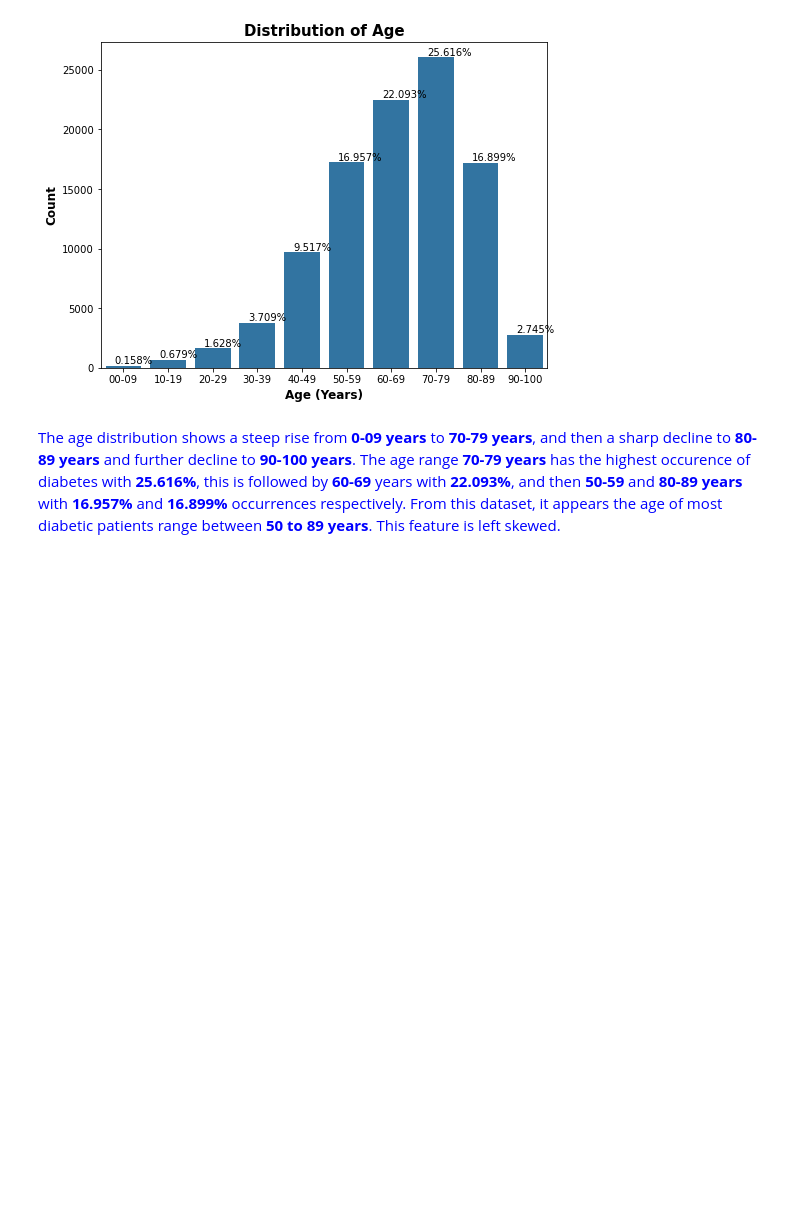
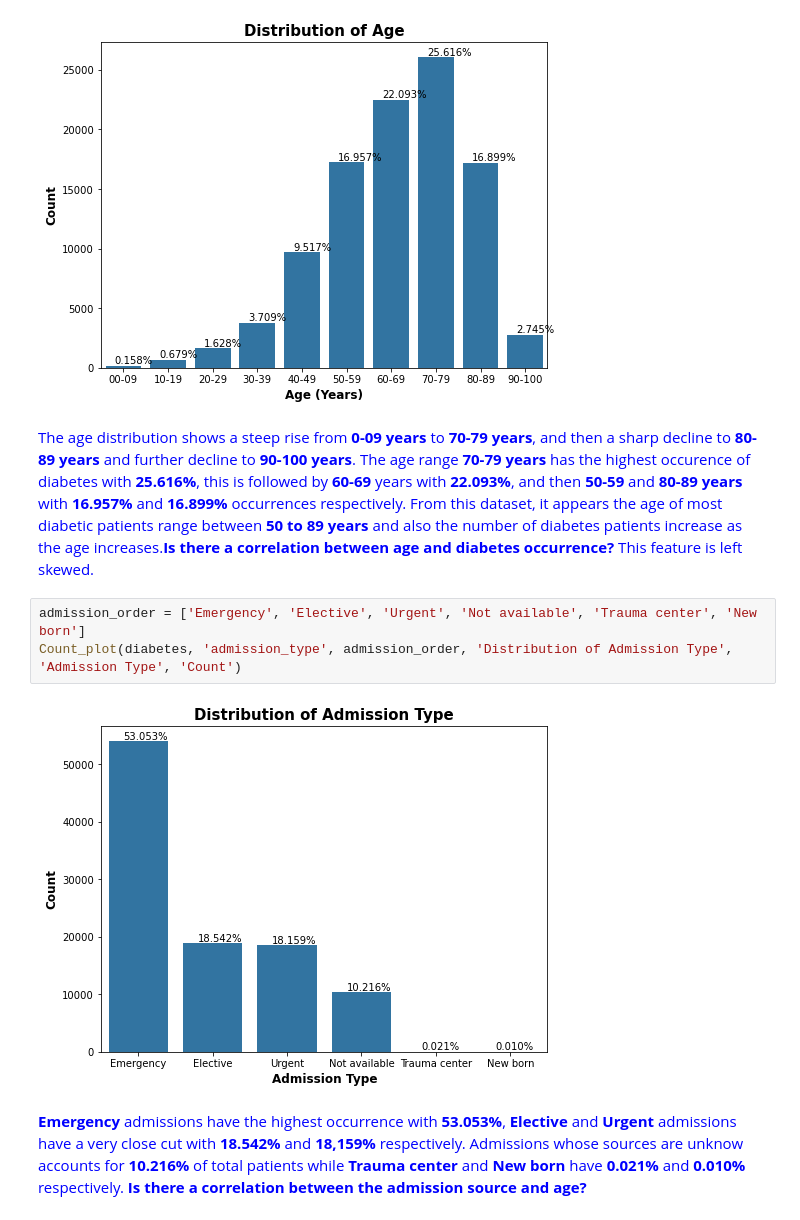
Before and after one commit to Merci93/Diabetes_in_the_US, a Jupyter notebook: US_diabetes_Analysis.ipynb, the cells around one changed output. Cells and saved outputs as stored; diff of their text form; blank space fills up the shorter version.

Commit message:
Admission type

```diff
--- a/US_diabetes_Analysis.ipynb
+++ b/US_diabetes_Analysis.ipynb
@@ -855,4 +855,11 @@ Count_plot(diabetes, 'age', None, 'Distribution of Age', 'Age (Years)', 'Count')
 # %% [output]
 [figure]
 # %% [markdown]
-<span style = 'color:blue'>The age distribution shows a steep rise from **0-09 years** to **70-79 years**, and then a sharp decline to **80-89 years** and further decline to **90-100 years**. The age range **70-79 years** has the highest occurence of diabetes with **25.616%**, this is followed by **60-69** years with **22.093%**, and then **50-59** and **80-89 years** with **16.957%** and **16.899%** occurrences respectively. From this dataset, it appears the age of most diabetic patients range between **50 to 89 years**. This feature is left skewed.</span>
+<span style = 'color:blue'>The age distribution shows a steep rise from **0-09 years** to **70-79 years**, and then a sharp decline to **80-89 years** and further decline to **90-100 years**. The age range **70-79 years** has the highest occurence of diabetes with **25.616%**, this is followed by **60-69** years with **22.093%**, and then **50-59** and **80-89 years** with **16.957%** and **16.899%** occurrences respectively. From this dataset, it appears the age of most diabetic patients range between **50 to 89 years** and also the number of diabetes patients increase as the age increases.**Is there a correlation between age and diabetes occurrence?** This feature is left skewed.</span>
+# %%
+admission_order = ['Emergency', 'Elective', 'Urgent', 'Not available', 'Trauma center', 'New born']
+Count_plot(diabetes, 'admission_type', admission_order, 'Distribution of Admission Type', 'Admission Type', 'Count')
+# %% [output]
+[figure, added]
+# %% [markdown]
+<span style = 'color:blue'>**Emergency** admissions have the highest occurrence with **53.053%**, **Elective** and **Urgent** admissions have a very close cut with **18.542%** and **18,159%** respectively. Admissions whose sources are unknow accounts for **10.216%** of total patients while **Trauma center** and **New born** have **0.021%** and **0.010%** respectively. **Is there a correlation between the admission source and age?**</span>
```
Also changed, not shown: parts of 1 cell of this notebook.
